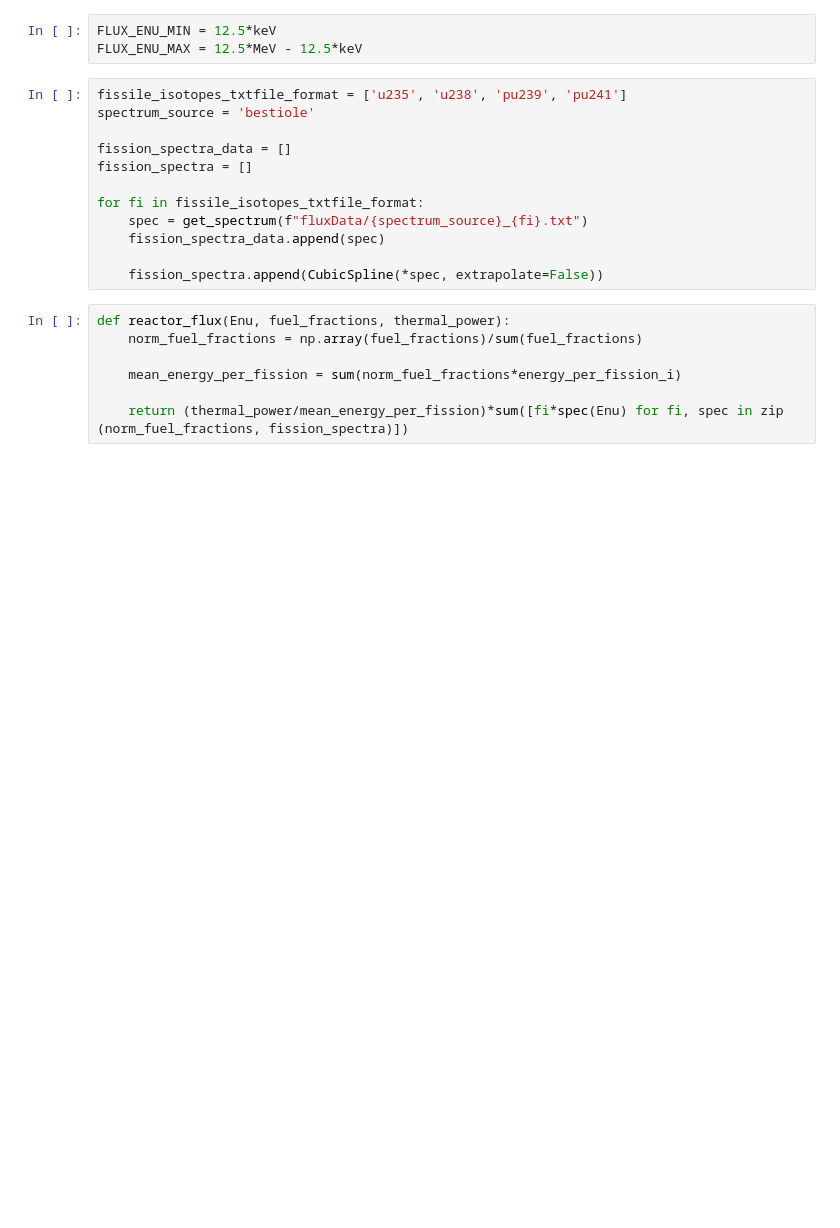
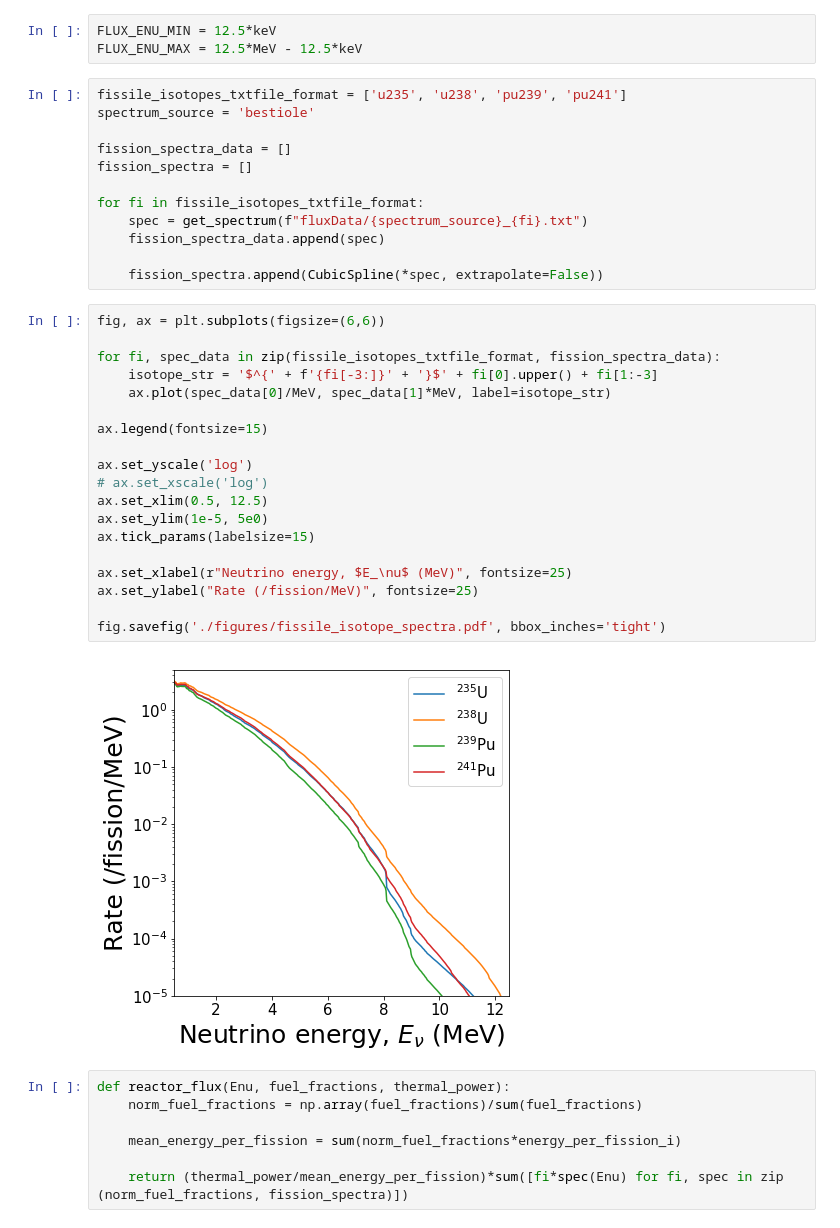
Before and after one commit to RitterCat/reactor-nu-cevns, a Jupyter notebook: cevns_rate.ipynb, the cells around one changed output. Drawn from its saved outputs; the diff is of its cells as text; blank space fills up the shorter version.

```diff
--- a/cevns_rate.ipynb
+++ b/cevns_rate.ipynb
@@ -122,6 +141,27 @@ for fi in fissile_isotopes_txtfile_format:
     fission_spectra_data.append(spec)
 
     fission_spectra.append(CubicSpline(*spec, extrapolate=False))
+# %%
+fig, ax = plt.subplots(figsize=(6,6))
+
+for fi, spec_data in zip(fissile_isotopes_txtfile_format, fission_spectra_data):
+    isotope_str = '$^{' + f'{fi[-3:]}' + '}$' + fi[0].upper() + fi[1:-3]
+    ax.plot(spec_data[0]/MeV, spec_data[1]*MeV, label=isotope_str)
+
+ax.legend(fontsize=15)
+
+ax.set_yscale('log')
+# ax.set_xscale('log')
+ax.set_xlim(0.5, 12.5)
+ax.set_ylim(1e-5, 5e0)
+ax.tick_params(labelsize=15)
+
+ax.set_xlabel(r"Neutrino energy, $E_\nu$ (MeV)", fontsize=25)
+ax.set_ylabel("Rate (/fission/MeV)", fontsize=25)
+
+fig.savefig('./figures/fissile_isotope_spectra.pdf', bbox_inches='tight')
+# %% [output]
+[figure, added]
 # %%
 def reactor_flux(Enu, fuel_fractions, thermal_power):
     norm_fuel_fractions = np.array(fuel_fractions)/sum(fuel_fractions)
```
Also changed, not shown: parts of 18 cells of this notebook, 1 other file.
